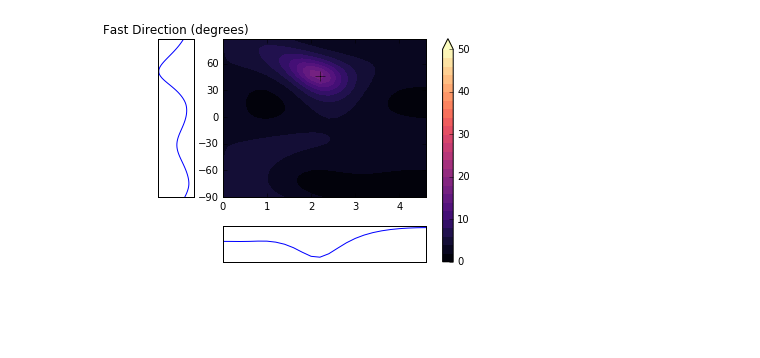
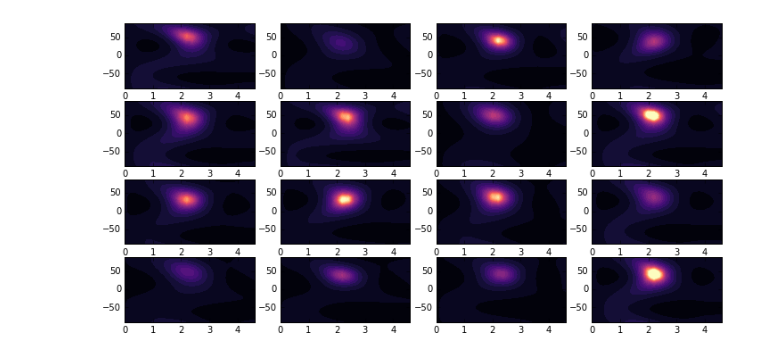
Before and after one commit to JackWalpole/splitwavepy, a Jupyter notebook: devel/Stack_L1_L2.ipynb, the cells around one changed output. Drawn from its saved outputs; the diff is of its cells as text; code cells hidden in the pictures; blank space fills up the shorter version.

```diff
--- a/devel/Stack_L1_L2.ipynb
+++ b/devel/Stack_L1_L2.ipynb
@@ -19,6 +13,15 @@ listM[3].plot()
-# %%
-# plot matrix of error surfaces
-
-listM[3].plotsurf()
-# %% [output]
-[figure, removed]
+# %%
+import matplotlib.gridspec as gridspec
+
+fig = plt.figure(figsize=(12,6))
+gs = gridspec.GridSpec(4,4)
+v = np.linspace(0, 50, 26, endpoint=True)
+for x in range(4):
+    for y in range(4):
+        ax = plt.subplot(gs[x,y])
+        m = listM[4*x+y]
+        ax.contourf(m.tlags,m.degs,m.lam1/m.lam2,v,cmap='magma',extend='max')
+
+plt.show()
+# %% [output]
+[figure, added]
```
Also changed, not shown: parts of 12 cells of this notebook, 3 other files.
